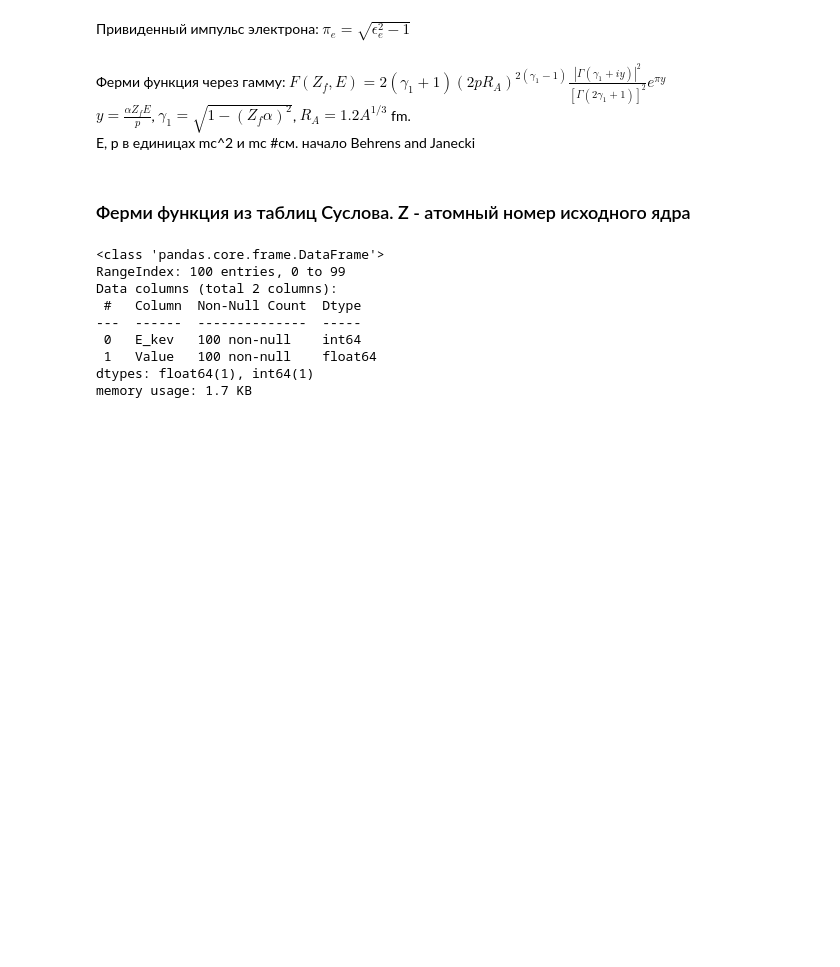
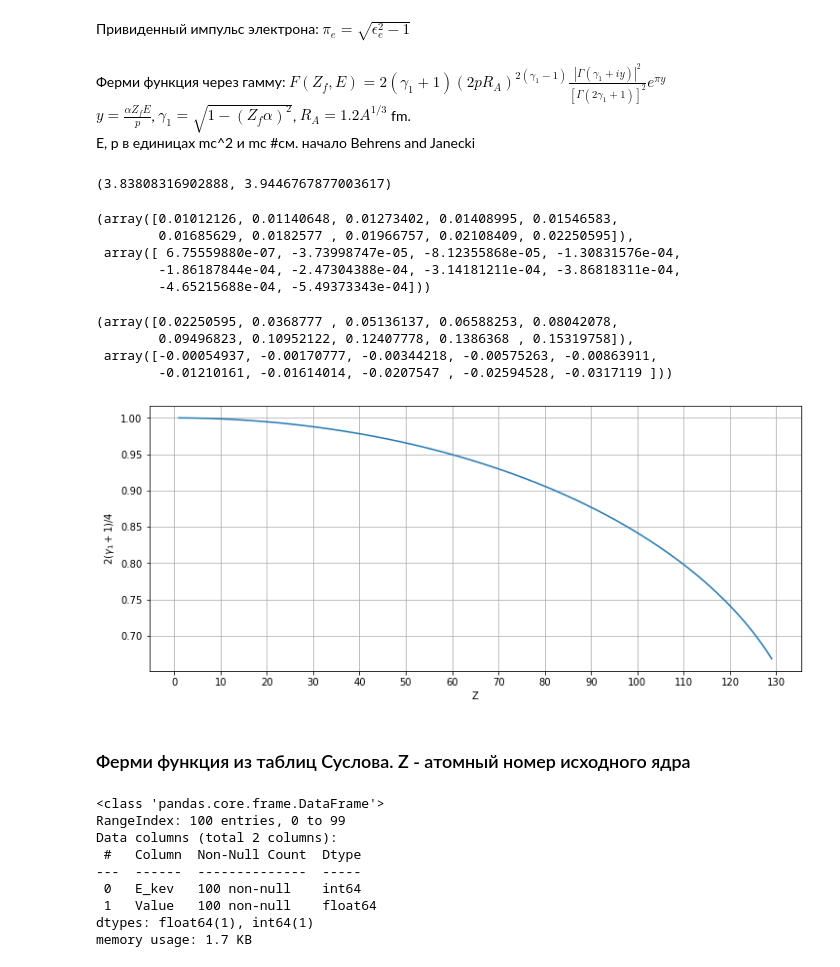
Before and after one commit to Almaz93/neutrino, a Jupyter notebook: double_beta_decay/Almaz's work/calculation/fermi_func_relation2.ipynb, the cells around one changed output. Saved outputs shown, nothing was run; the diff lists cells and outputs as text; code cells hidden in the pictures; blank space fills up the shorter version.

```diff
--- a/double_beta_decay/Almaz's work/calculation/fermi_func_relation2.ipynb
+++ b/double_beta_decay/Almaz's work/calculation/fermi_func_relation2.ipynb
@@ -55,3 +157,34 @@ def Fermi_via_Gamma(Z, A, e_e):
+# %%
+2*(np.sqrt(1-(Z_127Xe*(1/137))**2)+1), 2*(np.sqrt(1-(Z_76Ge*(1/137))**2)+1)
+# %% [output]
+(3.83808316902888, 3.9446767877003617)
+# %%
+return_delta1_delta2(Z=35, A=83, e_e=np.arange(100, 1100, 100))
+# %% [output]
+(array([0.01012126, 0.01140648, 0.01273402, 0.01408995, 0.01546583,
+        0.01685629, 0.0182577 , 0.01966757, 0.02108409, 0.02250595]),
+ array([ 6.75559880e-07, -3.73998747e-05, -8.12355868e-05, -1.30831576e-04,
+        -1.86187844e-04, -2.47304388e-04, -3.14181211e-04, -3.86818311e-04,
+        -4.65215688e-04, -5.49373343e-04]))
+# %%
+return_delta1_delta2(Z=35, A=83, e_e=np.arange(1000, 11000, 1000))
+# %% [output]
+(array([0.02250595, 0.0368777 , 0.05136137, 0.06588253, 0.08042078,
+        0.09496823, 0.10952122, 0.12407778, 0.1386368 , 0.15319758]),
+ array([-0.00054937, -0.00170777, -0.00344218, -0.00575263, -0.00863911,
+        -0.01210161, -0.01614014, -0.0207547 , -0.02594528, -0.0317119 ]))
+# %%
+plt.figure(figsize=(12,5))
+Z_range = np.arange(1,130)
+gamma_value = 2*(np.sqrt(1-(Z_range*(1/137))**2)+1)
+plt.plot(Z_range, gamma_value/4)
+plt.xlabel('Z')
+plt.ylabel('$2(\gamma_1+1)/4$')
+plt.grid(True)
+plt.xticks(np.arange(0,140,10))
+plt.show()
+# %% [output]
+[figure, added]
 # %% [markdown]
 ### Ферми функция из таблиц Суслова. Z - атомный номер исходного ядра
 # %%
```
Also changed, not shown: parts of 15 cells of this notebook, 4 other files.
